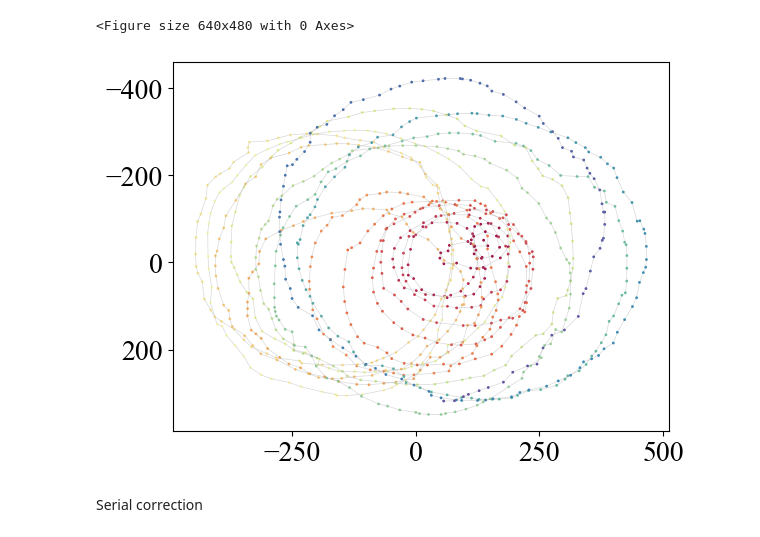
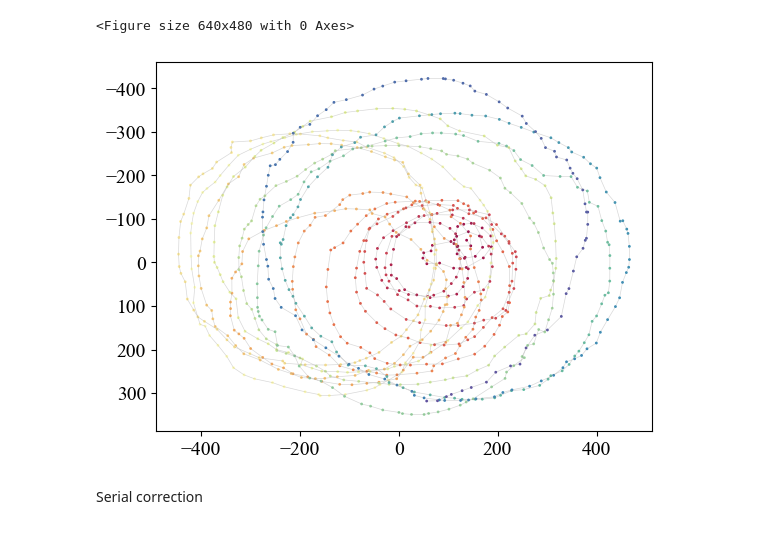
Before and after one commit to mdw771/probe_position_correction_w_ptychonn, a Jupyter notebook: workspace/large/test_correct_probe_pos.ipynb, the cells around one changed output. Saved outputs shown, nothing was run; the diff lists cells and outputs as text; code cells hidden in the pictures.

```diff
--- a/workspace/large/test_correct_probe_pos.ipynb
+++ b/workspace/large/test_correct_probe_pos.ipynb
@@ -23,17 +23,18 @@ from pppc.reconstructor import VirtualReconstructor
 from pppc.util import class_timeit
 # %%
 matplotlib.rc('font',family='Times New Roman')
-matplotlib.rcParams['font.size'] = 20
+matplotlib.rcParams['font.size'] = 14
 plt.viridis()
 # %% [output]
 <Figure size 640x480 with 0 Axes>
 # %%
 scan_idx = 235
 probe_pos_list = ProbePositionList(file_path='data/pos{}.csv'.format(scan_idx),
                                    unit='m', psize_nm=8, convert_to_pixel=True, first_is_x=False)
-probe_pos_list.plot()
+fig, ax, scat = probe_pos_list.plot(show=False, return_obj=True)
+fig.savefig('outputs/test235/path_plot_true.pdf')
 # %% [output]
-[figure, old version]
+[figure, new version]
 # %%
 recons = tifffile.imread('outputs/pred_test235_model_36SpiralDatasets_model_PtychoNNModel_nLevels_4_batchSizePerProcess_32_learningRatePerProcess_0.0001/pred_phase.tiff')
 config_dict = InferenceConfigDict()
```
Also changed, not shown: parts of 9 cells of this notebook, 3 other files.
